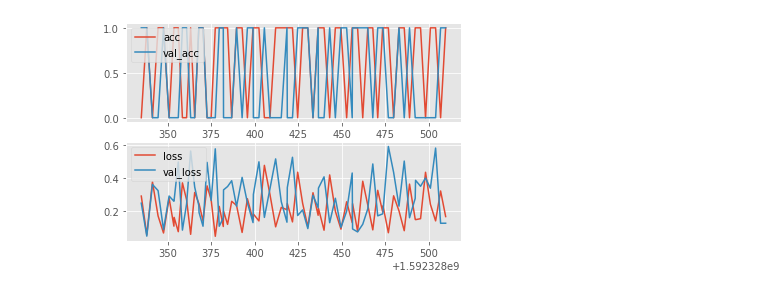
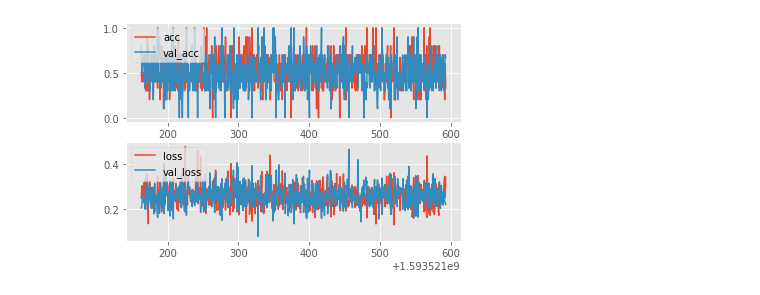
Before and after one commit to Doctor-Dolan/Convnet_Classifier, a Jupyter notebook: Convnet_Classifier/Visualize_Model.ipynb, the cells around one changed output. Saved outputs shown, nothing was run; the diff lists cells and outputs as text; code cells hidden in the pictures.

Commit message:
Visualize

```diff
--- a/Convnet_Classifier/Visualize_Model.ipynb
+++ b/Convnet_Classifier/Visualize_Model.ipynb
@@ -4,7 +4,7 @@ from matplotlib import style
 %matplotlib inline
 
 style.use("ggplot")
-model_name = 'Diffusion-Classifier-1592328334'
+model_name = 'Diffusion-Classifier-1593521162'
 
 def create_acc_loss_graph(model_name):
     contents = open("model.log", "r").read().split("\n")
@@ -17,31 +17,31 @@ def create_acc_loss_graph(model_name):
     val_losses = []
 
     for c in contents:
         if model_name in c:
             name, timestamp, acc, loss, val_acc, val_loss = c.split(",")
 
             times.append(float(timestamp))
             accuracies.append(float(acc))
             losses.append(float(loss))
 
             val_accs.append(float(val_acc))
             val_losses.append(float(val_loss))
 
 
     fig = plt.figure()
 
     ax1 = plt.subplot2grid((2,1), (0,0))
     ax2 = plt.subplot2grid((2,1), (1,0), sharex=ax1)
 
 
     ax1.plot(times, accuracies, label="acc")
     ax1.plot(times, val_accs, label="val_acc")
     ax1.legend(loc=2)
     ax2.plot(times,losses, label="loss")
     ax2.plot(times,val_losses, label="val_loss")
     ax2.legend(loc=2)
     plt.show()
 
 create_acc_loss_graph(model_name)
 # %% [output]
-[figure, old version]
+[figure, new version]
```
